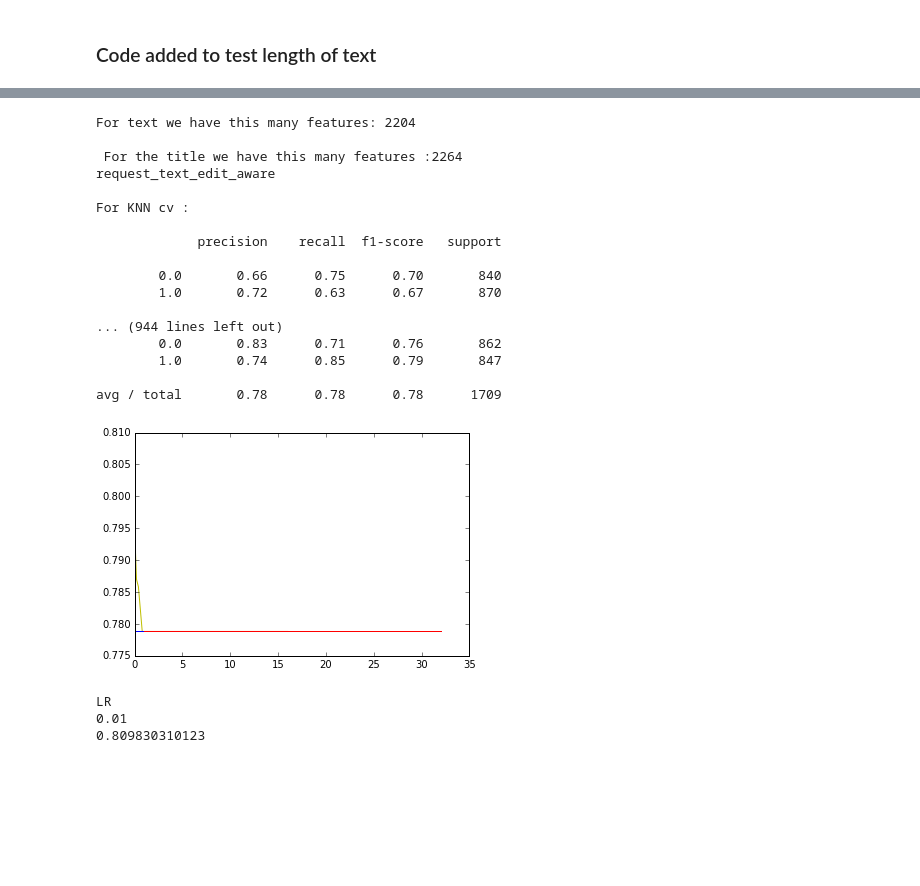
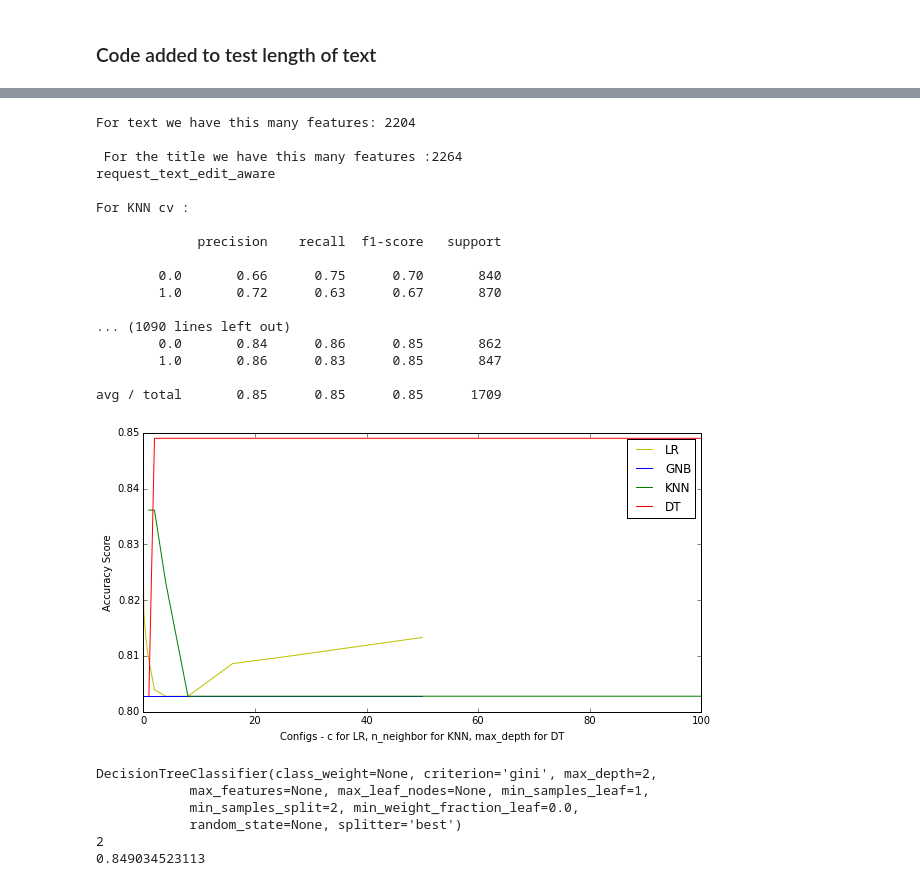
Before and after one commit to denisvrdoljak/pizzalearning, a Jupyter notebook: NLP Upsampled Pruned Ensembled Fitchecked.ipynb, the cells around one changed output, grey strips where cells are left out. Cells and saved outputs as stored; diff of their text form; code cells hidden in the pictures; blank space fills up the shorter version.

```diff
--- a/NLP Upsampled Pruned Ensembled Fitchecked.ipynb
+++ b/NLP Upsampled Pruned Ensembled Fitchecked.ipynb
@@ -1132,3 +1182,13 @@ for entry in cv_up:
 
 for entry in test_up:
     entry['length_of_text'] = len(entry['request_text_edit_aware'].split())
+
+
+feature = 'length_of_text'
+
+print feature + "\n"
+train_data_plus, cv_data_plus, test_data_plus, best_numerical_classifier, best_score = evaluate_new_feature(train_up,
+                    train_up_labels, train_data_plus, cv_up, cv_up_labels, cv_data_plus, test_up, test_up_labels, test_data_plus, feature,
+                    prev_best_classifier=best_numerical_classifier,
+                    prev_best_score=best_score)
+train_data_plus.shape
@@ -1184,0 +1223,19 @@ train_up[0]
+# %%
+for entry in train_up:
+    entry['has_link'] = 'http:' in entry['request_text_edit_aware'] or 'https:' in entry['request_text_edit_aware']
+
+for entry in cv_up:
+    entry['has_link'] = 'http:' in entry['request_text_edit_aware'] or 'https:' in entry['request_text_edit_aware']
+
+for entry in test_up:
+    entry['has_link'] = 'http:' in entry['request_text_edit_aware'] or 'https:' in entry['request_text_edit_aware']
+
+
+feature = 'has_link'
+
+print feature + "\n"
+train_data_plus, cv_data_plus, test_data_plus, best_numerical_classifier, best_score = evaluate_new_feature(train_up,
+                    train_up_labels, train_data_plus, cv_up, cv_up_labels, cv_data_plus, test_up, test_up_labels, test_data_plus, feature,
+                    prev_best_classifier=best_numerical_classifier,
+                    prev_best_score=best_score)
+train_data_plus.shape
@@ -1316,15 +1399,14 @@ print(classification_report(test_up_labels, test_pred))
 
 
 #######NUMERICAL PROPERTIES#########
-clf = DecisionTreeClassifier(max_depth=32)
-clf.fit(train_data_plus_5,train_up_labels)
+best_numerical_classifier.fit(train_data_plus,train_up_labels)
 
-cv_pred = clf.predict(cv_data_plus_5)
+cv_pred = best_numerical_classifier.predict(cv_data_plus)
 
 print "\nFor DT cv with max depth of 32:\n"
 print(classification_report(cv_up_labels, cv_pred))
 
-test_pred = clf.predict(test_data_plus_5)
+test_pred = best_numerical_classifier.predict(test_data_plus)
 
 print "The test results are:\n"
 print(classification_report(test_up_labels, test_pred))
@@ -1340,48 +1422,51 @@ test_title_probability = KNN_train_title.predict_proba(tokenized_test_data_title
 train_sr_probability = LR_train_subreddit.predict_proba(tokenized_train_data_sr)
 cv_sr_probability = LR_train_subreddit.predict_proba(tokenized_cv_data_sr)
 test_sr_probability = LR_train_subreddit.predict_proba(tokenized_test_data_sr)
-train_num_probability = clf.predict_proba(train_data_plus_5)
-cv_num_probability = clf.predict_proba(cv_data_plus_5)
-test_num_probability = clf.predict_proba(test_data_plus_5)
+train_num_probability = best_numerical_classifier.predict_proba(train_data_plus)
+cv_num_probability = best_numerical_classifier.predict_proba(cv_data_plus)
+test_num_probability = best_numerical_classifier.predict_proba(test_data_plus)
 
 train_ensemble_prob = np.c_[train_text_probability,train_title_probability,
                                  train_sr_probability,train_num_probability]
 cv_ensemble_prob = np.c_[cv_text_probability,cv_title_probability,
                               cv_sr_probability,cv_num_probability]
 test_ensemble_prob = np.c_[test_text_probability,test_title_probability,
                                 test_sr_probability,test_num_probability]
 
 print "Ensemble models!!!\n\n"
 
 best_clf, best_config, best_score = find_optim_model_numerical(train_ensemble_prob,
                            train_up_labels, cv_ensemble_prob, cv_up_labels,
                            test_ensemble_prob, test_up_labels)
 
 print best_clf
 print best_config
 print best_score
 # %% [output]
 For text we have this many features: 2204
 
  For the title we have this many features :2264
 request_text_edit_aware
 
 For KNN cv :
 
              precision    recall  f1-score   support
 
         0.0       0.66      0.75      0.70       840
         1.0       0.72      0.63      0.67       870
 
-... (944 lines left out)
-        0.0       0.83      0.71      0.76       862
-        1.0       0.74      0.85      0.79       847
+... (1090 lines left out)
+        0.0       0.84      0.86      0.85       862
+        1.0       0.86      0.83      0.85       847
 
-avg / total       0.78      0.78      0.78      1709
+avg / total       0.85      0.85      0.85      1709
-[figure, old version]
+[figure, new version]
-LR
-0.01
-0.809830310123
+DecisionTreeClassifier(class_weight=None, criterion='gini', max_depth=2,
+            max_features=None, max_leaf_nodes=None, min_samples_leaf=1,
+            min_samples_split=2, min_weight_fraction_leaf=0.0,
+            random_state=None, splitter='best')
+2
+0.849034523113
 # %%
 #create predictions for Kaggle
 #order of data:
```
Also changed, not shown: parts of 18 cells of this notebook.
